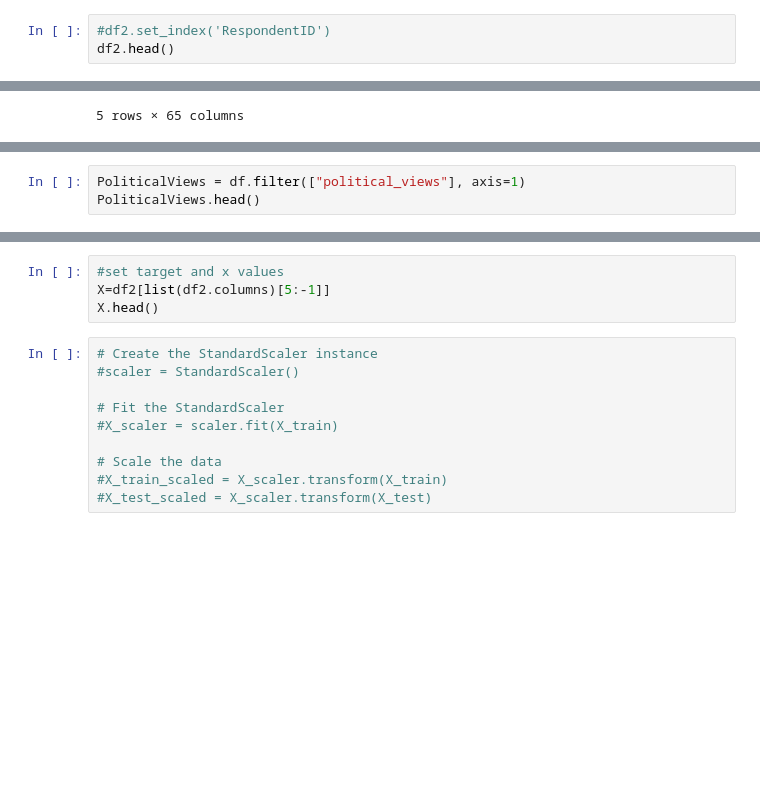
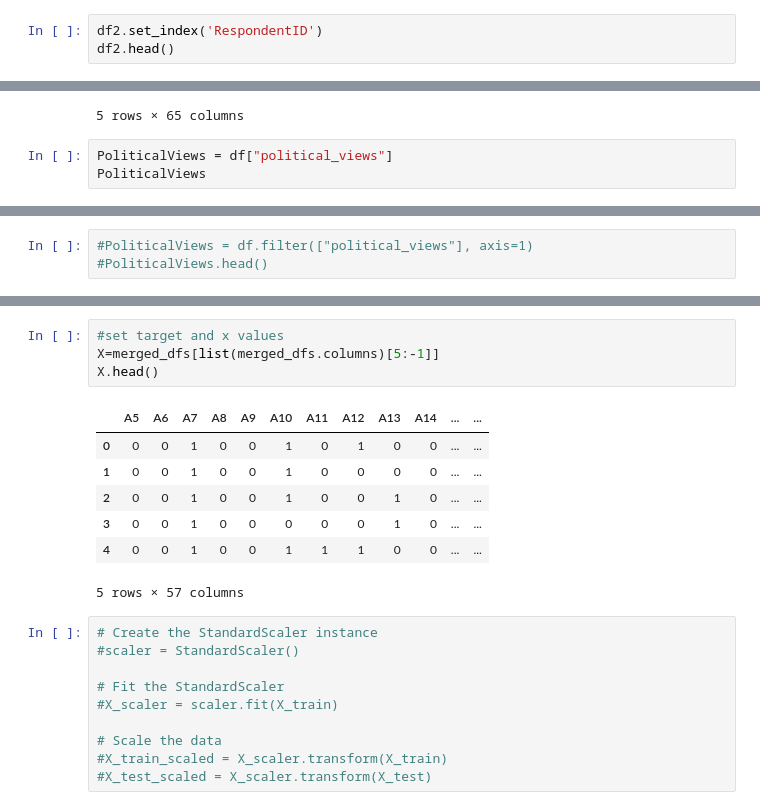
Before and after one commit to mandymccabe/Final_Project, a Jupyter notebook: FinalProjectMachineLearning.ipynb, the cells around one changed output, grey strips where cells are left out. Cells and saved outputs as stored; diff of their text form; blank space fills up the shorter version.

```diff
--- a/FinalProjectMachineLearning.ipynb
+++ b/FinalProjectMachineLearning.ipynb
@@ -32,7 +32,7 @@ df.head(10)
 | 6176246249 | Very Conservative | None At All | No | Increase Trust | Strongly Approve | ... |
 10 rows × 23 columns
 # %%
-#df2.set_index('RespondentID')
+df2.set_index('RespondentID')
 df2.head()
 # %% [output]
 |  | RespondentID | A1 | A2 | A3 | A4 | A5 | A6 | A7 | A8 | A9 | ... |
@@ -43,3 +43,6 @@ df2.head()
 | 3 | 6176257082 | 0 | 0 | 0 | 1 | 0 | 0 | 1 | 0 | 0 | ... |
 | 4 | 6176256111 | 0 | 0 | 0 | 1 | 0 | 0 | 1 | 0 | 0 | ... |
 5 rows × 65 columns
+# %%
+PoliticalViews = df["political_views"]
+PoliticalViews
@@ -46,3 +63,3 @@ df2.head()
 # %%
-PoliticalViews = df.filter(["political_views"], axis=1)
-PoliticalViews.head()
+#PoliticalViews = df.filter(["political_views"], axis=1)
+#PoliticalViews.head()
@@ -98,7 +101,15 @@ merged_df2.head()
 # %%
 #set target and x values
-X=df2[list(df2.columns)[5:-1]]
+X=merged_dfs[list(merged_dfs.columns)[5:-1]]
 X.head()
+# %% [output]
+|  | A5 | A6 | A7 | A8 | A9 | A10 | A11 | A12 | A13 | A14 | ... | ... |
+| 0 | 0 | 0 | 1 | 0 | 0 | 1 | 0 | 1 | 0 | 0 | ... | ... |
+| 1 | 0 | 0 | 1 | 0 | 0 | 1 | 0 | 0 | 0 | 0 | ... | ... |
+| 2 | 0 | 0 | 1 | 0 | 0 | 1 | 0 | 0 | 1 | 0 | ... | ... |
+| 3 | 0 | 0 | 1 | 0 | 0 | 0 | 0 | 0 | 1 | 0 | ... | ... |
+| 4 | 0 | 0 | 1 | 0 | 0 | 1 | 1 | 1 | 0 | 0 | ... | ... |
+5 rows × 57 columns
 # %%
 # Create the StandardScaler instance
 #scaler = StandardScaler()
```
Also changed, not shown: parts of 9 cells of this notebook.
